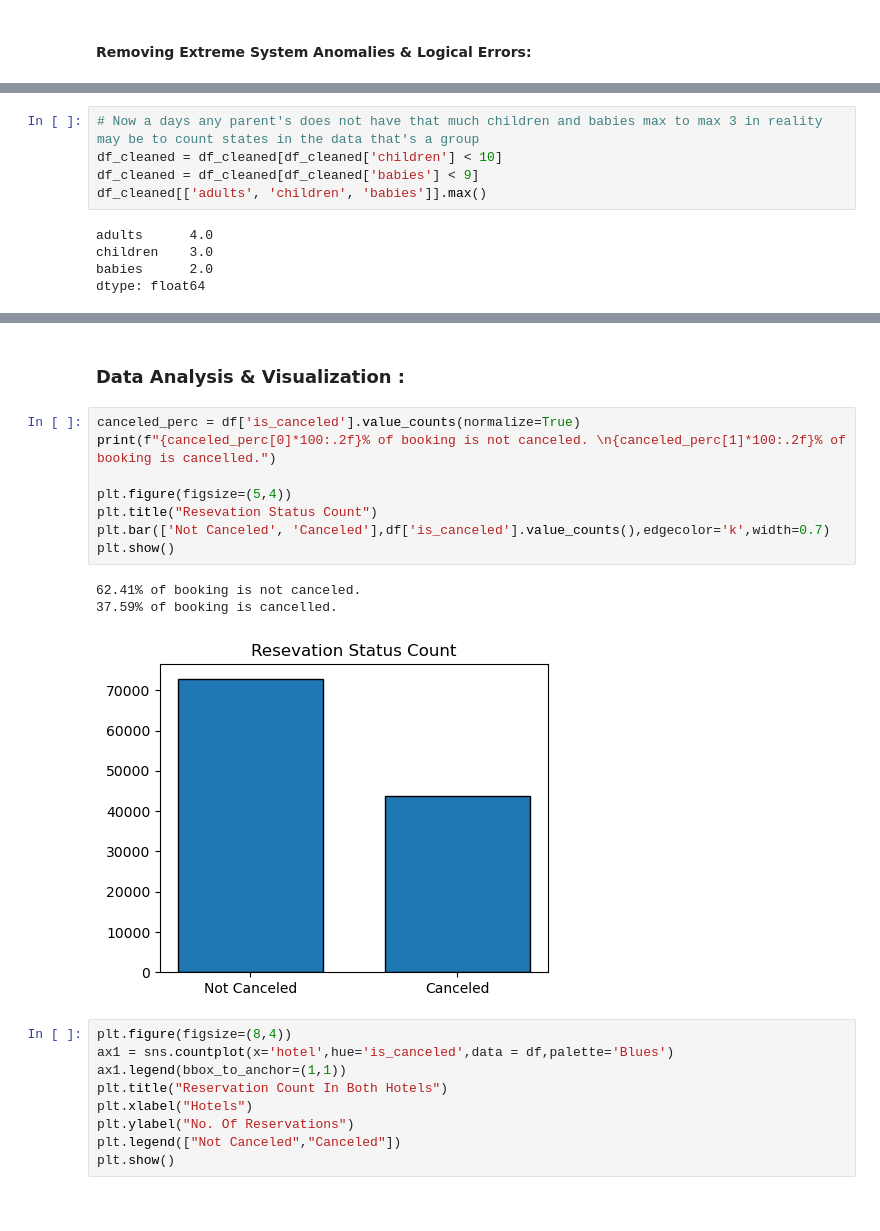
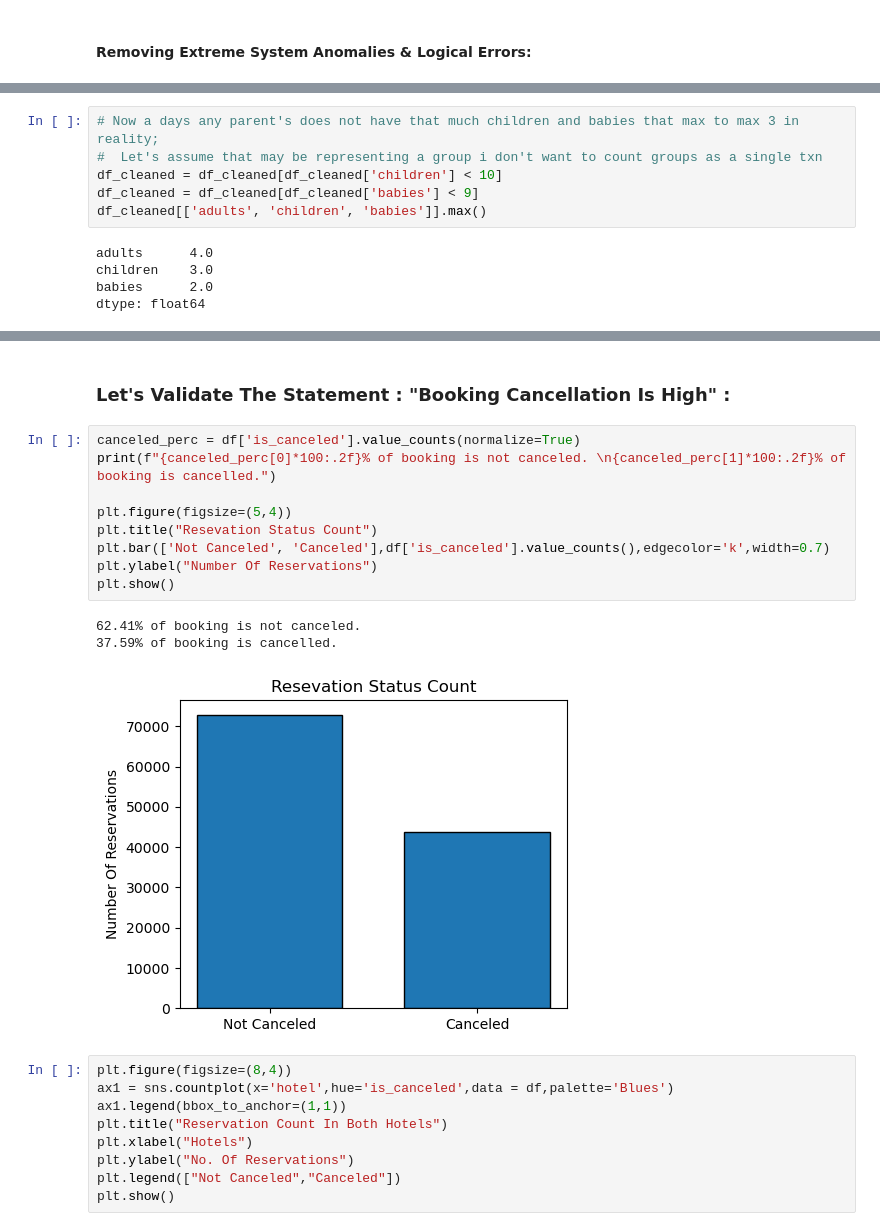
Before and after one commit to Sushil-Kumar-Sahoo/Hotel-Booking-Analysis, a Jupyter notebook: main.ipynb, the cells around one changed output, grey strips where cells are left out. Saved outputs shown, nothing was run; the diff lists cells and outputs as text.

```diff
--- a/main.ipynb
+++ b/main.ipynb
@@ -203,5 +203,6 @@ df.drop(columns=['name', 'email', 'phone-number', 'credit_card'], inplace=True)
 # %%
-# Now a days any parent's does not have that much children and babies max to max 3 in reality may be to count states in the data that's a group
+# Now a days any parent's does not have that much children and babies that max to max 3 in reality;
+#  Let's assume that may be representing a group i don't want to count groups as a single txn
 df_cleaned = df_cleaned[df_cleaned['children'] < 10]
 df_cleaned = df_cleaned[df_cleaned['babies'] < 9]
 df_cleaned[['adults', 'children', 'babies']].max()
@@ -224,19 +225,20 @@ df.describe()
 | max | 1.000000 | 709.000000 | 2017.000000 | 53.000000 | 31.000000 | ... |
 | std | 0.484347 | 106.967311 | 0.706805 | 13.558051 | 8.783045 | ... |
 # %% [markdown]
-### Data Analysis & Visualization :
+### Let's Validate The Statement : "Booking Cancellation Is High" :
 # %%
 canceled_perc = df['is_canceled'].value_counts(normalize=True)
 print(f"{canceled_perc[0]*100:.2f}% of booking is not canceled. \n{canceled_perc[1]*100:.2f}% of booking is cancelled.")
 
 plt.figure(figsize=(5,4))
 plt.title("Resevation Status Count")
 plt.bar(['Not Canceled', 'Canceled'],df['is_canceled'].value_counts(),edgecolor='k',width=0.7)
+plt.ylabel("Number Of Reservations")
 plt.show()
 # %% [output]
 62.41% of booking is not canceled.
 37.59% of booking is cancelled.
-[figure, old version]
+[figure, new version]
 # %%
 plt.figure(figsize=(8,4))
 ax1 = sns.countplot(x='hotel',hue='is_canceled',data = df,palette='Blues')
```
Also changed, not shown: parts of 15 cells of this notebook.
